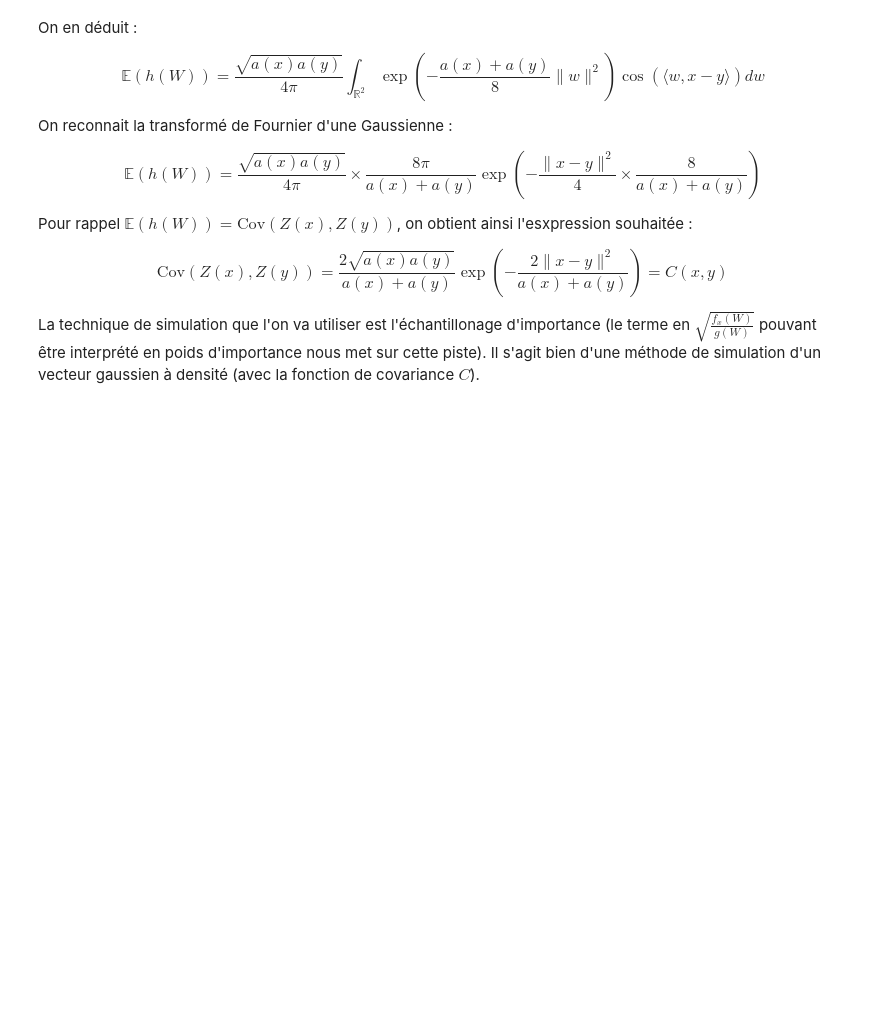
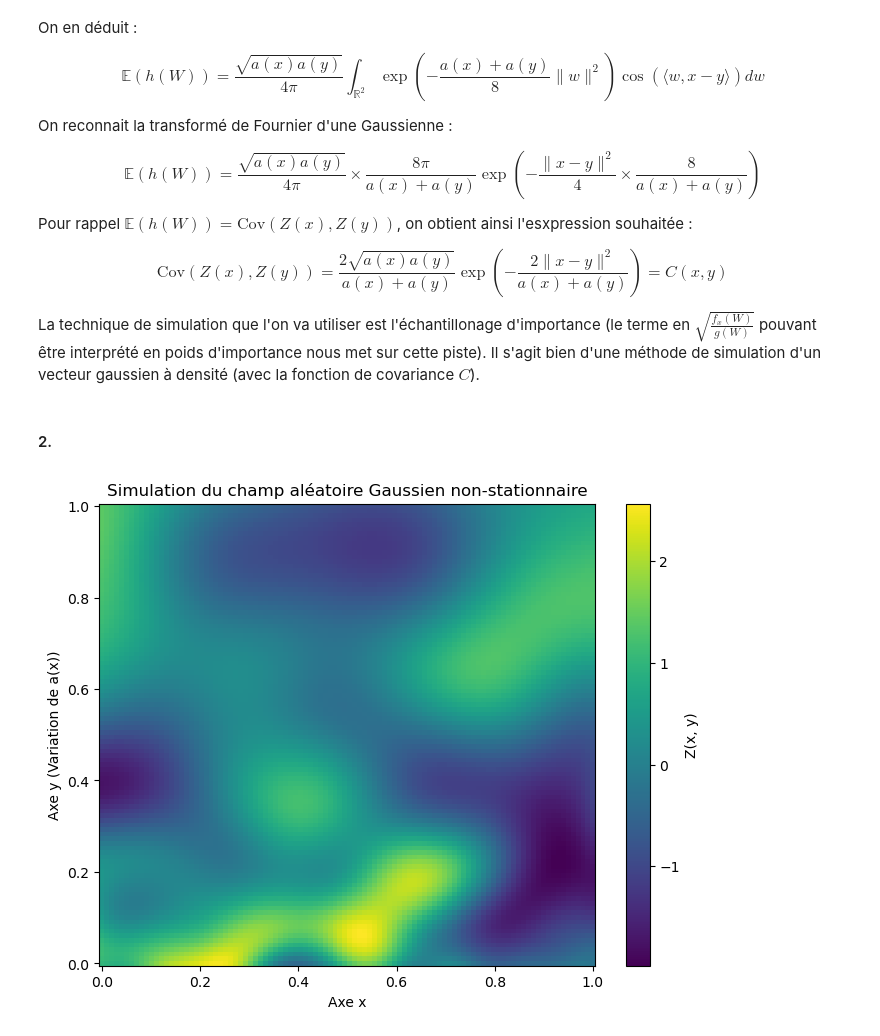
Before and after one commit to lduvallaude/projet-numerique-de-probabilites, a Jupyter notebook: Projet_proba.ipynb, the cells around one changed output. Saved outputs shown, nothing was run; the diff lists cells and outputs as text; code cells hidden in the pictures; blank space fills up the shorter version.

```diff
--- a/Projet_proba.ipynb
+++ b/Projet_proba.ipynb
@@ -599,3 +603,48 @@ Pour rappel $\mathbb{E}(h(W)) = \textrm{Cov}(Z(x),Z(y))$, on obtient ainsi l'esx
 $$\textrm{Cov}(Z(x),Z(y)) = \frac{2\sqrt{a(x)a(y)}}{a(x)+a(y)} \exp \left(-\frac{2\|x-y\|^2}{a(x)+a(y)} \right) = C(x,y)$$
 
 La technique de simulation que l'on va utiliser est l'échantillonage d'importance (le terme en $\sqrt{\frac{f_x(W)}{g(W)}}$ pouvant être interprété en poids d'importance nous met sur cette piste). Il s'agit bien d'une méthode de simulation d'un vecteur gaussien à densité (avec la fonction de covariance $C$).
+# %% [markdown]
+#### 2.
+# %%
+N = 100
+M = 500
+a_min = 0.01
+a_max = 0.1
+a_inf = a_min
+
+x = np.linspace(0, 1, N)
+y = np.linspace(0, 1, N)
+X, Y = np.meshgrid(x, y)
+
+A = a_min + (a_max - a_min) * Y
+
+Z = np.zeros((N, N))
+
+
+cov_W = (2 / a_inf) * np.eye(2)
+sigma_W = np.sqrt(2 / a_inf)
+W = sigma_W * np.random.randn(M, 2)
+
+phi = np.random.uniform(0, 2 * np.pi, M)
+
+for m in range(M):
+    Wm = W[m]
+    norm_Wm_sq = Wm[0]**2 + Wm[1]**2
+
+    ratio = (A / a_inf) * np.exp(- (A - a_inf) * norm_Wm_sq / 4)
+
+    dot_product = Wm[0] * X + Wm[1] * Y
+
+    Z += np.sqrt(2 * ratio) * np.cos(dot_product + phi[m])
+
+Z = Z / np.sqrt(M)
+
+plt.figure(figsize=(8, 6))
+plt.pcolormesh(X, Y, Z, shading='auto', cmap='viridis')
+plt.colorbar(label='Z(x, y)')
+plt.title("Simulation du champ aléatoire Gaussien non-stationnaire")
+plt.xlabel("Axe x")
+plt.ylabel("Axe y (Variation de a(x))")
+plt.show()
+# %% [output]
+[figure, added]
```
Also changed, not shown: parts of 4 cells of this notebook.
